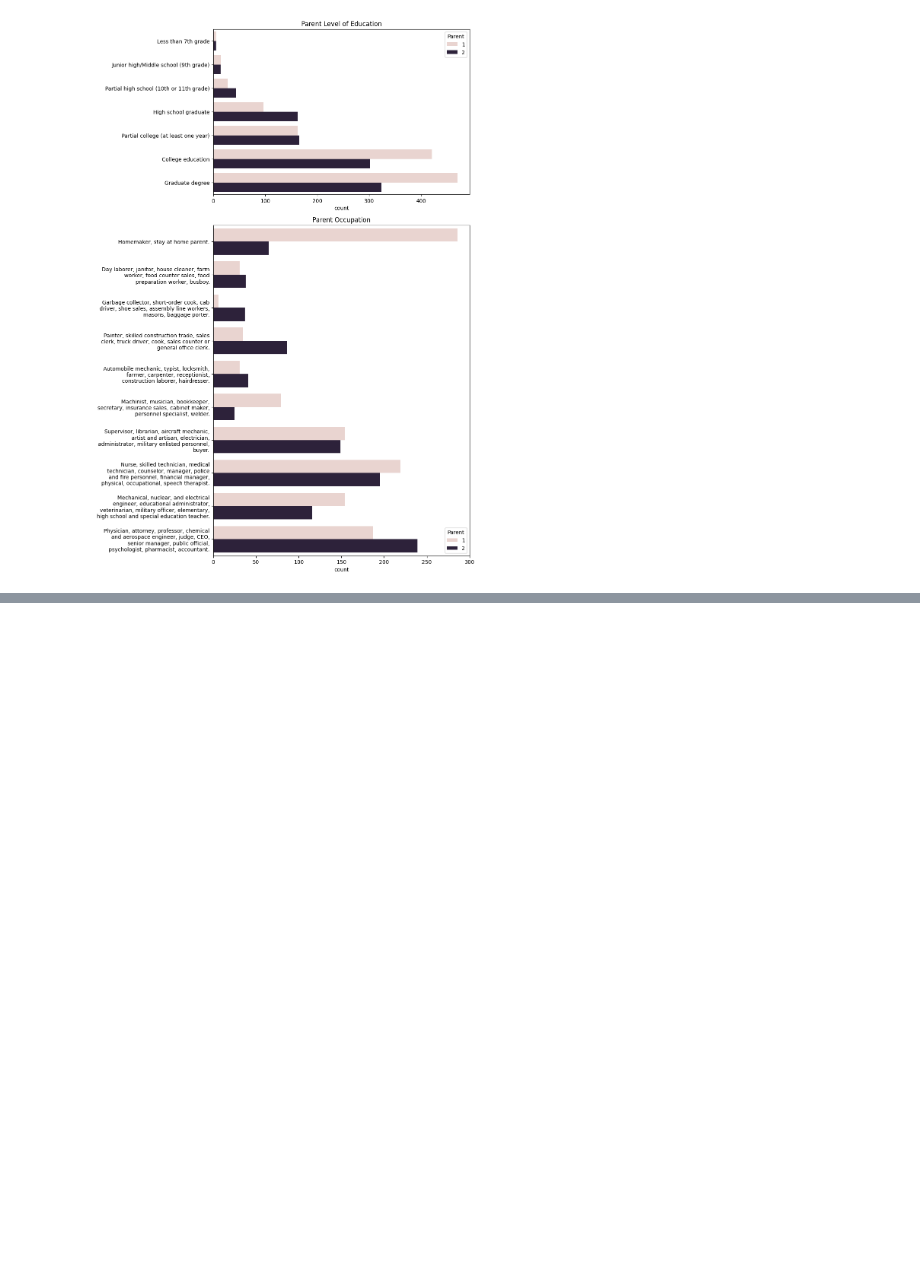
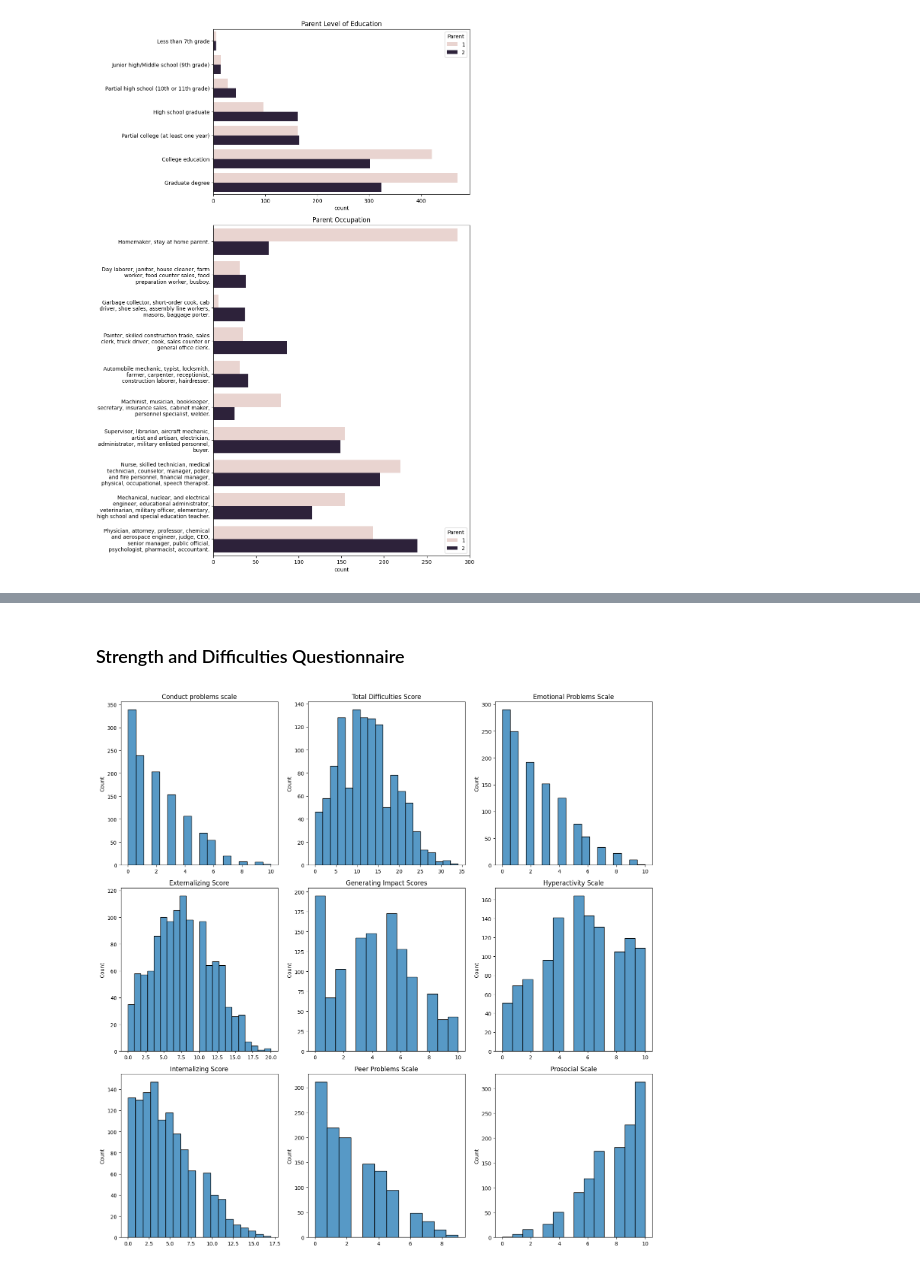
Before and after one commit to wendycarv/adhdDiagnosis, a Jupyter notebook: notebook.ipynb, the cells around one changed output, grey strips where cells are left out. Drawn from its saved outputs; the diff is of its cells as text; code cells hidden in the pictures; blank space fills up the shorter version.

```diff
--- a/notebook.ipynb
+++ b/notebook.ipynb
@@ -187,0 +230,54 @@ fig.tight_layout()
+# %% [markdown]
+### Strength and Difficulties Questionnaire
+# %%
+fig, axes = plt.subplots(3, 3, figsize=(15, 15))
+axes = iter(axes.flatten())
+
+ax = next(axes)
+ax.set_title('Conduct problems scale')
+sns.histplot(quantitative_df['SDQ_SDQ_Conduct_Problems'], ax=ax)
+ax.set_xlabel(None)
+
+ax = next(axes)
+ax.set_title('Total Difficulties Score')
+sns.histplot(quantitative_df['SDQ_SDQ_Difficulties_Total'], ax=ax)
+ax.set_xlabel(None)
+
+ax = next(axes)
+ax.set_title('Emotional Problems Scale')
+sns.histplot(quantitative_df['SDQ_SDQ_Emotional_Problems'], ax=ax)
+ax.set_xlabel(None)
+
+ax = next(axes)
+ax.set_title('Externalizing Score')
+sns.histplot(quantitative_df['SDQ_SDQ_Externalizing'], ax=ax)
+ax.set_xlabel(None)
+
+ax = next(axes)
+ax.set_title('Generating Impact Scores')
+sns.histplot(quantitative_df['SDQ_SDQ_Generating_Impact'], ax=ax)
+ax.set_xlabel(None)
+
+ax = next(axes)
+ax.set_title('Hyperactivity Scale')
+sns.histplot(quantitative_df['SDQ_SDQ_Hyperactivity'], ax=ax)
+ax.set_xlabel(None)
+
+ax = next(axes)
+ax.set_title('Internalizing Score')
+sns.histplot(quantitative_df['SDQ_SDQ_Internalizing'], ax=ax)
+ax.set_xlabel(None)
+
+ax = next(axes)
+ax.set_title('Peer Problems Scale')
+sns.histplot(quantitative_df['SDQ_SDQ_Peer_Problems'], ax=ax)
+ax.set_xlabel(None)
+
+ax = next(axes)
+ax.set_title('Prosocial Scale')
+sns.histplot(quantitative_df['SDQ_SDQ_Prosocial'], ax=ax)
+ax.set_xlabel(None)
+
+fig.tight_layout()
+# %% [output]
+[figure, added]
```
Also changed, not shown: parts of 6 cells of this notebook.
